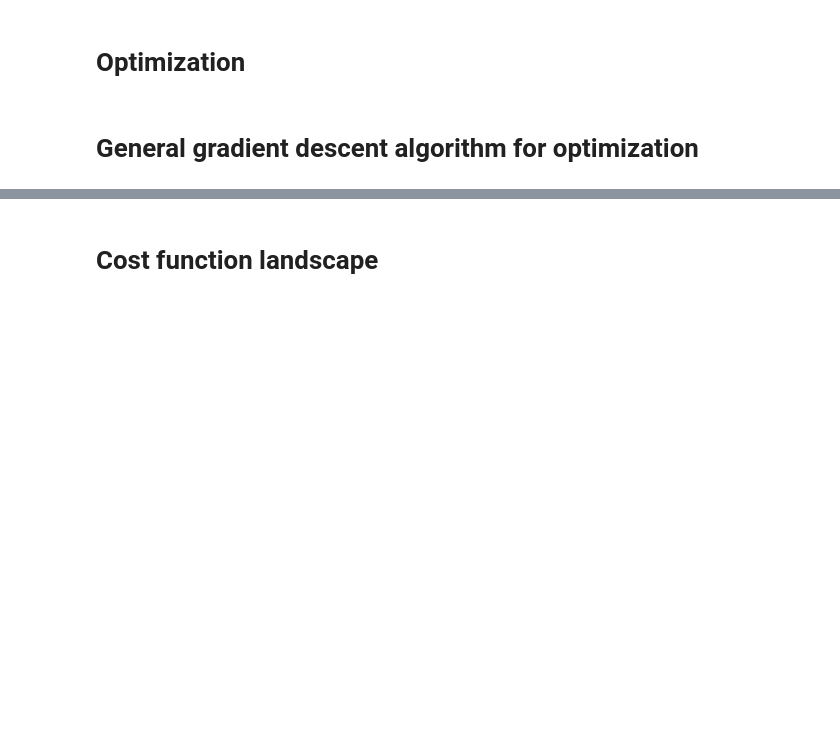
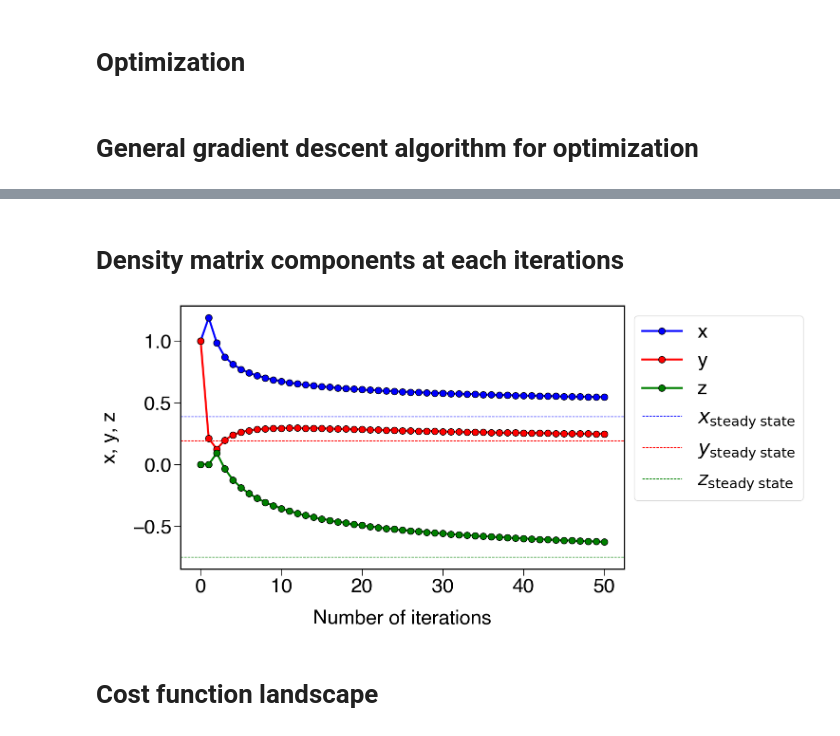
Before and after one commit to psasanka1729/VQA, a Jupyter notebook: variational_ansatz_infinite_ranged_model.ipynb, the cells around one changed output, grey strips where cells are left out. Saved outputs shown, nothing was run; the diff lists cells and outputs as text; code cells hidden in the pictures; blank space fills up the shorter version.

```diff
--- a/variational_ansatz_infinite_ranged_model.ipynb
+++ b/variational_ansatz_infinite_ranged_model.ipynb
@@ -523,3 +520,36 @@ Best cost:  0.001312396647676674
+# %% [markdown]
+# Density matrix components at each iterations
+# %%
+x_lst = []
+y_lst = []
+z_lst = []
+for rho in rho_values:
+     x_lst.append(np.real((sigma_x @ unvectorize_rho(rho)).diagonal().sum()))
+     y_lst.append(np.real((sigma_y @ unvectorize_rho(rho)).diagonal().sum()))
+     z_lst.append(np.real((sigma_z @ unvectorize_rho(rho)).diagonal().sum()))
+
+# Plotting the x, y, z values over iterations with publication-quality settings.
+fig, ax = plt.subplots(figsize=(15, 7))
+ax.plot(x_lst, marker='o', linestyle='-', color='blue', markersize=10, markerfacecolor='blue', markeredgecolor='black', linewidth=3, label='x')
+ax.plot(y_lst, marker='o', linestyle='-', color='red', markersize=10, markerfacecolor='red', markeredgecolor='black', linewidth=3, label='y')
+ax.plot(z_lst, marker='o', linestyle='-', color='green', markersize=10, markerfacecolor='green', markeredgecolor='black', linewidth=3, label='z')
+
+plt.axhline(y=x_steady_state, color='blue', linestyle='--', linewidth=1, label=r'$x_{\mathrm{steady\; state}}$')
+plt.axhline(y=y_steady_state, color='red', linestyle='--', linewidth=1, label=r'$y_{\mathrm{steady\; state}}$')
+plt.axhline(y=z_steady_state, color='green', linestyle='--', linewidth=1, label=r'$z_{\mathrm{steady\; state}}$')
+ax.set_xlabel('Number of iterations', labelpad=20)
+ax.set_ylabel('x, y, z', labelpad=20)
+ax.legend(loc='upper left', bbox_to_anchor=(1, 1))
+plt.tight_layout()
+for spine in ax.spines.values():
+     spine.set_linewidth(2)
+ax.tick_params(axis='both', which='major', length=10)
+# path = '/Users/sasankadowarah/Ultimate_QM_MM/VQA/'
+# os.chdir(path)
+# plt.savefig('x_y_z_vs_iterations.png', dpi=600, bbox_inches='tight')
+plt.show()
+# %% [output]
+[figure, added]
 # %% [markdown]
 # Cost function landscape
 # %%
```
Also changed, not shown: parts of 4 cells of this notebook.
